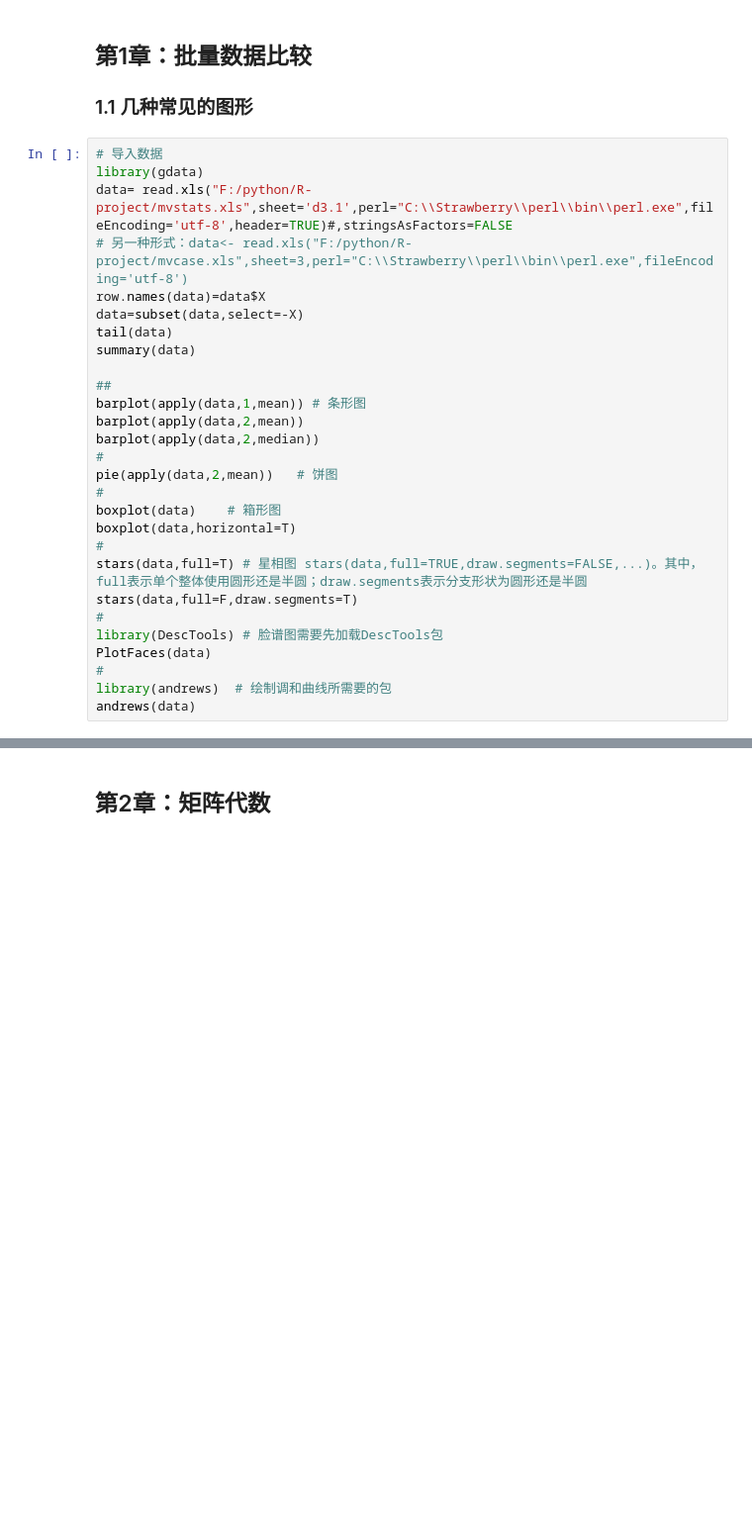
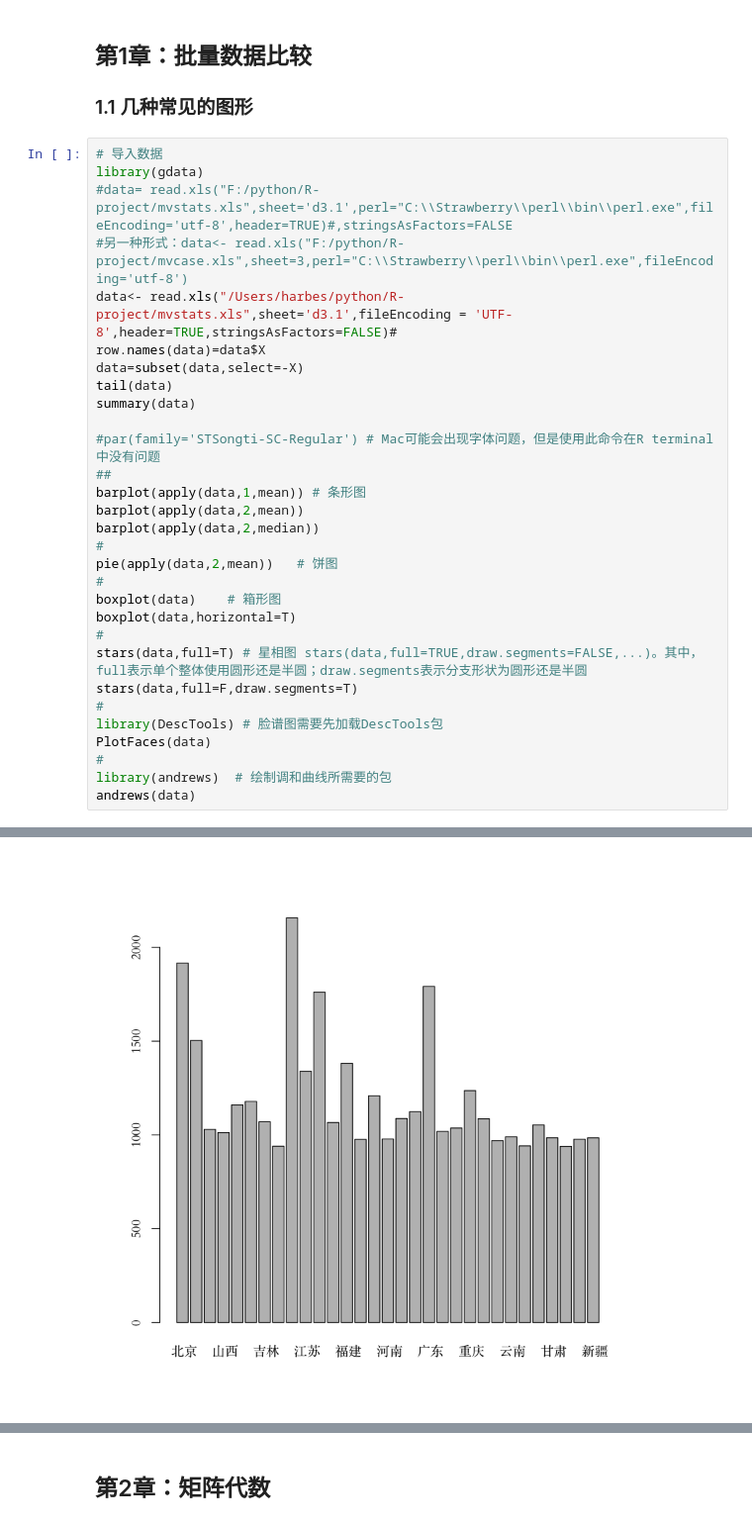
Before and after one commit to Harbes/python, a Jupyter notebook: R-project/multivariate statistical analysis.ipynb, the cells around one changed output, grey strips where cells are left out. Shown at 99% size. Drawn from its saved outputs; the diff is of its cells as text; blank space fills up the shorter version.

```diff
--- a/R-project/multivariate statistical analysis.ipynb
+++ b/R-project/multivariate statistical analysis.ipynb
@@ -13,13 +13,15 @@
 # %%
 # 导入数据
 library(gdata)
-data= read.xls("F:/python/R-project/mvstats.xls",sheet='d3.1',perl="C:\\Strawberry\\perl\\bin\\perl.exe",fileEncoding='utf-8',header=TRUE)#,stringsAsFactors=FALSE
-# 另一种形式：data<- read.xls("F:/python/R-project/mvcase.xls",sheet=3,perl="C:\\Strawberry\\perl\\bin\\perl.exe",fileEncoding='utf-8')
+#data= read.xls("F:/python/R-project/mvstats.xls",sheet='d3.1',perl="C:\\Strawberry\\perl\\bin\\perl.exe",fileEncoding='utf-8',header=TRUE)#,stringsAsFactors=FALSE
+#另一种形式：data<- read.xls("F:/python/R-project/mvcase.xls",sheet=3,perl="C:\\Strawberry\\perl\\bin\\perl.exe",fileEncoding='utf-8')
+data<- read.xls("/Users/harbes/python/R-project/mvstats.xls",sheet='d3.1',fileEncoding = 'UTF-8',header=TRUE,stringsAsFactors=FALSE)#
 row.names(data)=data$X
 data=subset(data,select=-X)
 tail(data)
 summary(data)
 
+#par(family='STSongti-SC-Regular') # Mac可能会出现字体问题，但是使用此命令在R terminal中没有问题
 ##
 barplot(apply(data,1,mean)) # 条形图
 barplot(apply(data,2,mean))
@@ -38,3 +40,4 @@ PlotFaces(data)
 #
 library(andrews)  # 绘制调和曲线所需要的包
 andrews(data)
+# %% [output]
@@ -40,0 +82 @@ andrews(data)
+[figure, added]
```
Also changed, not shown: parts of 2 cells of this notebook.
